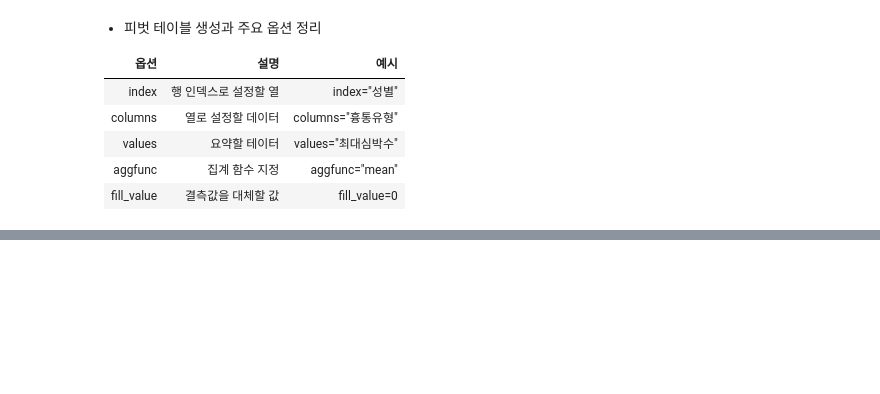
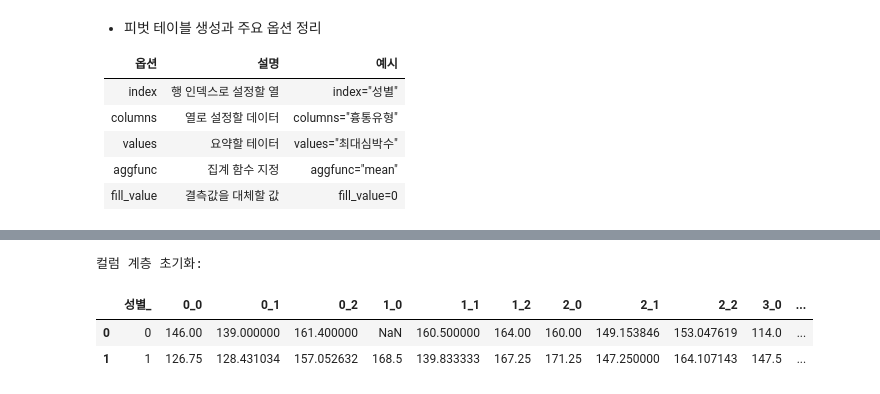
Before and after one commit to solidSnakesado/DeepLearning, a Jupyter notebook: AICE_TEST_데이터_전처리.ipynb, the cells around one changed output, grey strips where cells are left out. Cells and saved outputs as stored; diff of their text form; code cells hidden in the pictures; blank space fills up the shorter version.

```diff
--- a/AICE_TEST.ipynb
+++ b/AICE_TEST_데이터_전처리.ipynb
@@ -1406,0 +1618,12 @@ print(pivot_multi_index)
+# %%
+# 컬럼 계층 초기화
+pivot_reset = pivot.reset_index()
+pivot_reset.columns = ["_".join(map(str, col)).strip() for col in pivot_reset.columns]
+
+print("\n컬럼 계층 초기화: ")
+pivot_reset
+# %% [output]
+컬럼 계층 초기화:
+|  | 성별_ | 0_0 | 0_1 | 0_2 | 1_0 | 1_1 | 1_2 | 2_0 | 2_1 | 2_2 | 3_0 | ... |
+| 0 | 0 | 146.00 | 139.000000 | 161.400000 | NaN | 160.500000 | 164.00 | 160.00 | 149.153846 | 153.047619 | 114.0 | ... |
+| 1 | 1 | 126.75 | 128.431034 | 157.052632 | 168.5 | 139.833333 | 167.25 | 171.25 | 147.250000 | 164.107143 | 147.5 | ... |
```
Also changed, not shown: parts of 53 cells of this notebook, 1 other file.
